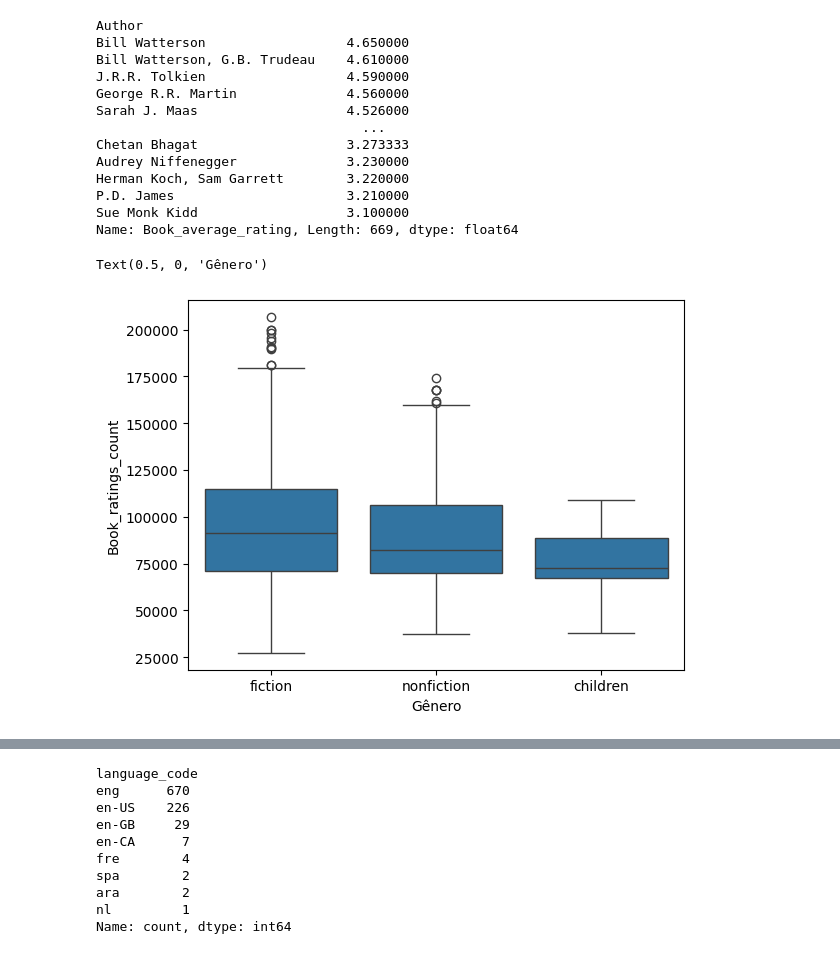
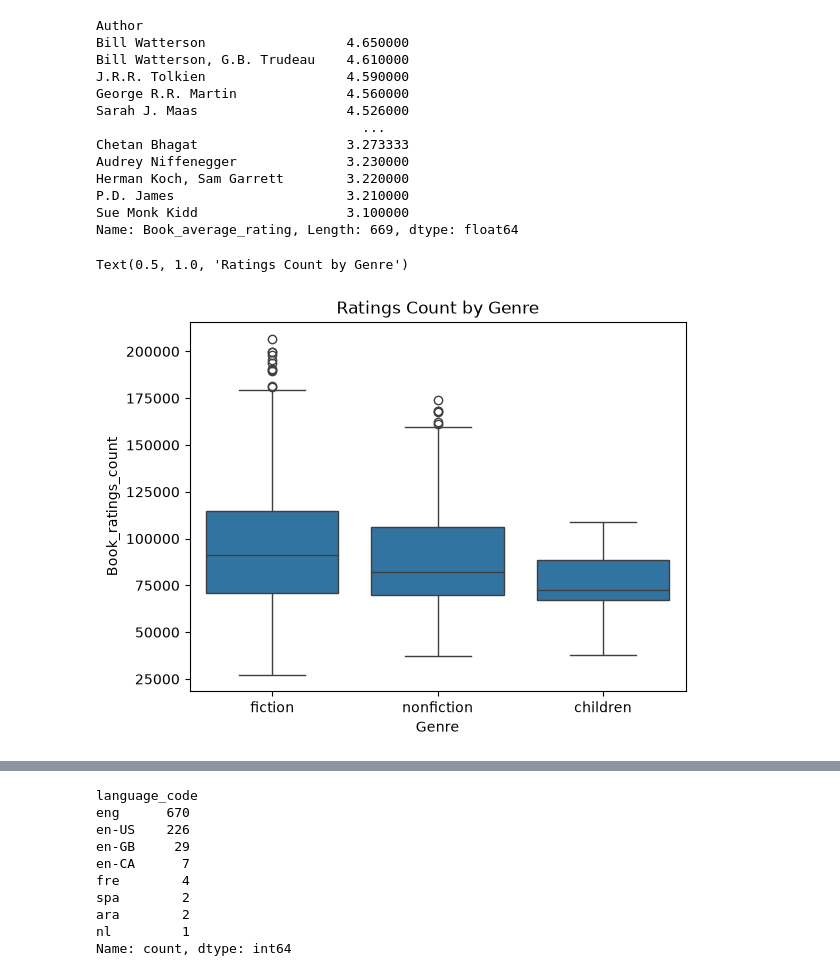
Before and after one commit to Laurentius96/Analysis_of_Book_Publication_Data, a Jupyter notebook: main.ipynb, the cells around one changed output, grey strips where cells are left out. Drawn from its saved outputs; the diff is of its cells as text; code cells hidden in the pictures.

```diff
--- a/main.ipynb
+++ b/main.ipynb
@@ -7,3 +15,5 @@ df = pd.read_csv("C:/Users/bianc/OneDrive/Documents/1-Estudos/2-DNC/1-Data Scien
+# %%
+df = pd.read_csv("Data/Books_Data_Clean.csv")
 # %%
 df
 # %% [output]
@@ -183,9 +207,10 @@ Sue Monk Kidd                   3.100000
 Name: Book_average_rating, Length: 669, dtype: float64
 # %%
 sns.boxplot(x="genre", y="Book_ratings_count", data=df)
-plt.xlabel("Gênero")
+plt.xlabel("Genre")
+plt.title("Ratings Count by Genre")
 # %% [output]
-Text(0.5, 0, 'Gênero')
+Text(0.5, 1.0, 'Ratings Count by Genre')
-[figure, old version]
+[figure, new version]
 # %%
 sns.boxplot(x="genre", y="Book_average_rating", data=df)
```
Also changed, not shown: parts of 32 cells of this notebook, 1 other file.
